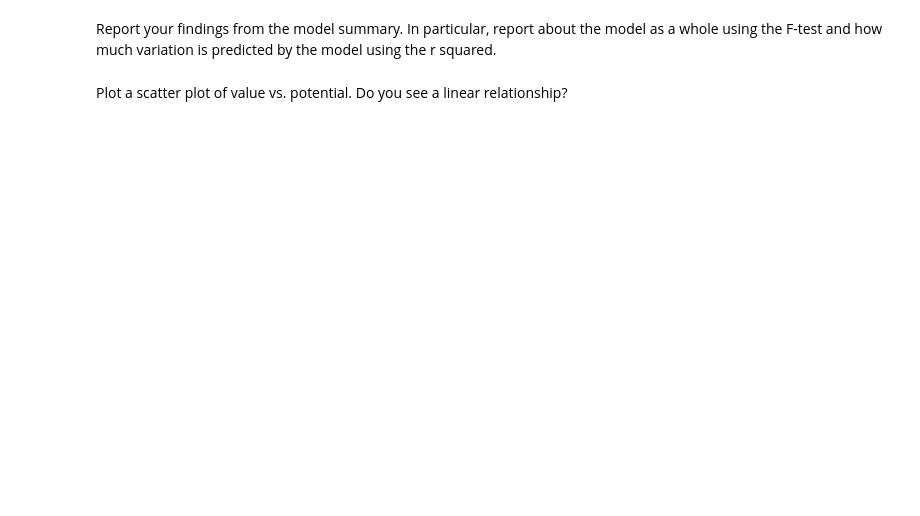
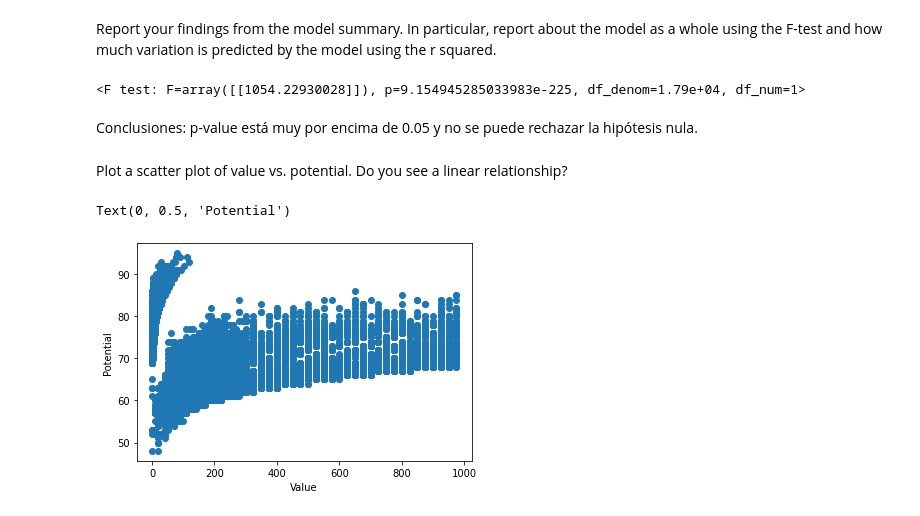
Before and after one commit to ironhack-datalabs/datamad0320, a Jupyter notebook: module-2/lab-correlation-tests-with-scipy/your-code/main.ipynb, the cells around one changed output. Drawn from its saved outputs; the diff is of its cells as text; code cells hidden in the pictures; blank space fills up the shorter version.

```diff
--- a/module-2/lab-correlation-tests-with-scipy/your-code/main.ipynb
+++ b/module-2/lab-correlation-tests-with-scipy/your-code/main.ipynb
@@ -26,0 +38,5 @@ Player's values are expressed in millions of euros. We would like this column to
+# %%
+# Your code here:
+import re
+fifa["ValueNumeric"]= fifa["Value"].apply(lambda x : float(re.sub(r"[€]|[M]|[K]","",x)))
+fifa["ValueNumeric"].head()
@@ -52,0 +107,3 @@ We'll start by ensuring there are no missing values. Examine all variables for a
+# %%
+fifa = fifa.dropna()
+fifa.shape
@@ -71,2 +190,12 @@ Report your findings from the model summary. In particular, report about the mod
+# %%
+# Your conclusions here:
+#R-squared
+A = np.identity(len(model.params))
+A = A[1:,:]
+print(model.f_test(A))
+# %% [output]
+<F test: F=array([[1054.22930028]]), p=9.154945285033983e-225, df_denom=1.79e+04, df_num=1>
+# %% [markdown]
+Conclusiones: p-value está muy por encima de 0.05 y no se puede rechazar la hipótesis nula.
 # %% [markdown]
 Plot a scatter plot of value vs. potential. Do you see a linear relationship?
@@ -74,0 +202,10 @@ Plot a scatter plot of value vs. potential. Do you see a linear relationship?
+# %%
+# Your code here:
+X = fifa["ValueNumeric"]
+Y = fifa["Potential"]
+plt.scatter(X,Y)
+plt.xlabel("Value")
+plt.ylabel("Potential")
+# %% [output]
+Text(0, 0.5, 'Potential')
+[figure, added]
```
Also changed, not shown: parts of 22 cells of this notebook.
